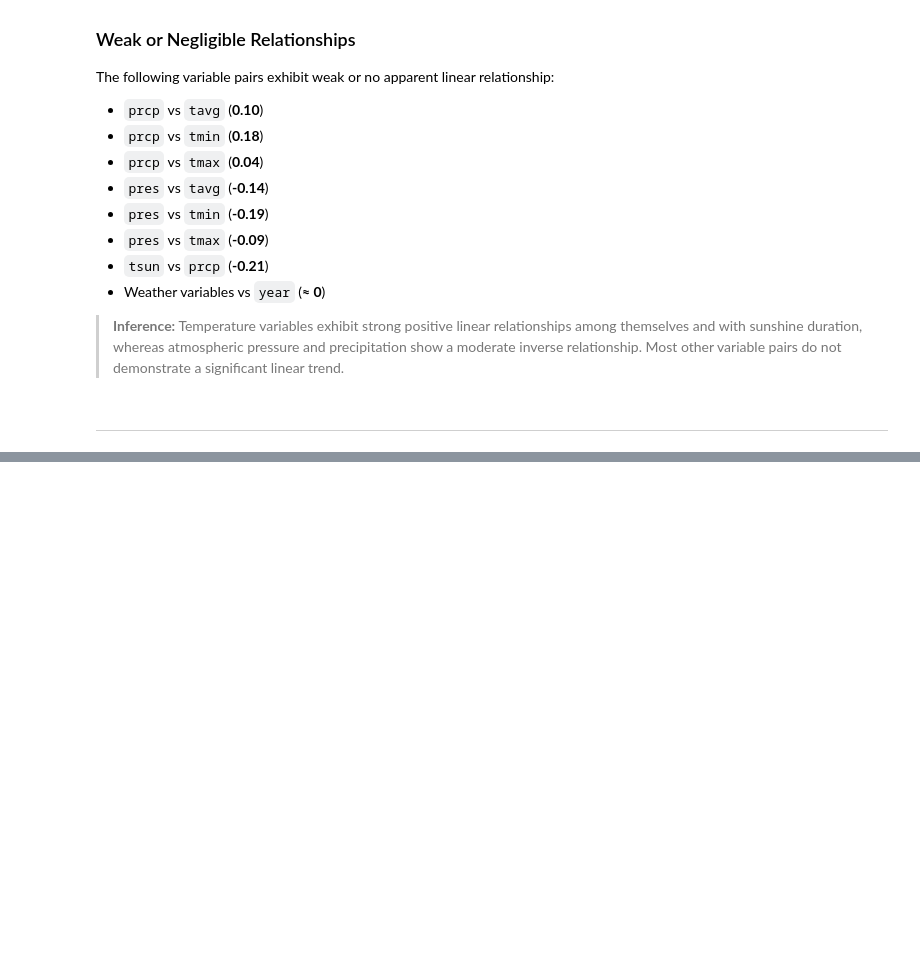
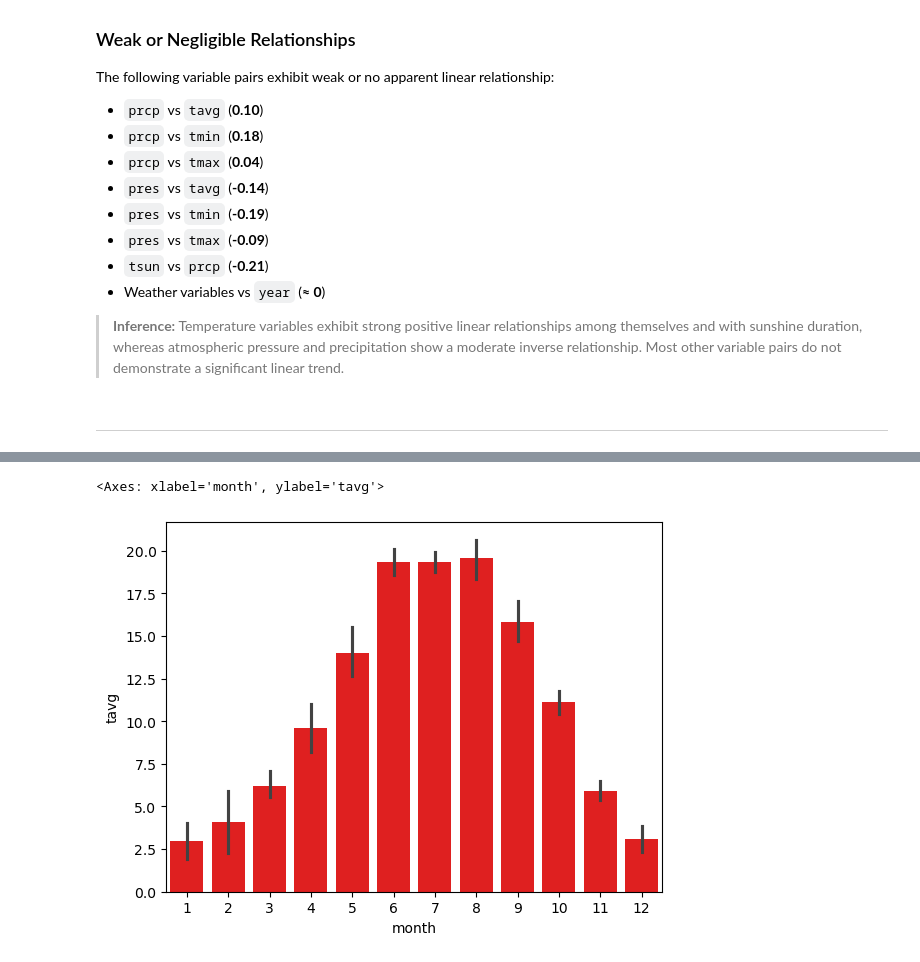
Before and after one commit to thedhawalpanchamiya/data-visualization, a Jupyter notebook: seaborn_work.ipynb, the cells around one changed output, grey strips where cells are left out. Drawn from its saved outputs; the diff is of its cells as text; code cells hidden in the pictures; blank space fills up the shorter version.

Commit message:
month analysis

```diff
--- a/seaborn_work.ipynb
+++ b/seaborn_work.ipynb
@@ -482,0 +487,4 @@ The following variable pairs exhibit weak or no apparent linear relationship:
+# %%
+data["date"] = pd.to_datetime(data["date"])
+data["month"] = data["date"].dt.month
+data["month"]
@@ -482,0 +504,5 @@ The following variable pairs exhibit weak or no apparent linear relationship:
+# %%
+sns.barplot(data = data , x= "month" , y = "tavg" , color = "red")
+# %% [output]
+<Axes: xlabel='month', ylabel='tavg'>
+[figure, added]
```
Also changed, not shown: parts of 13 cells of this notebook.
